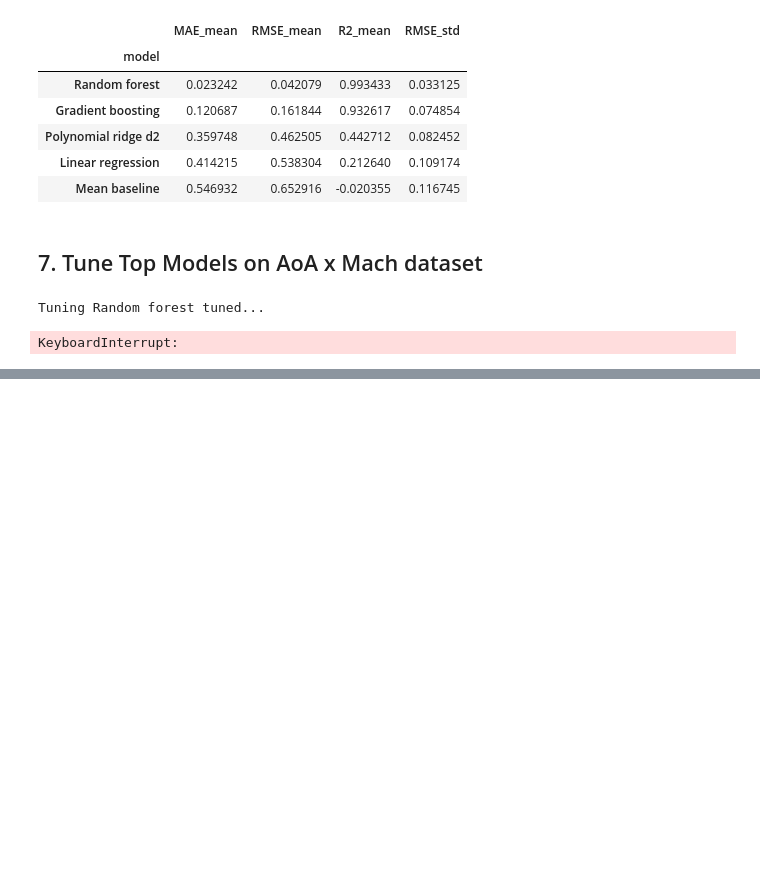
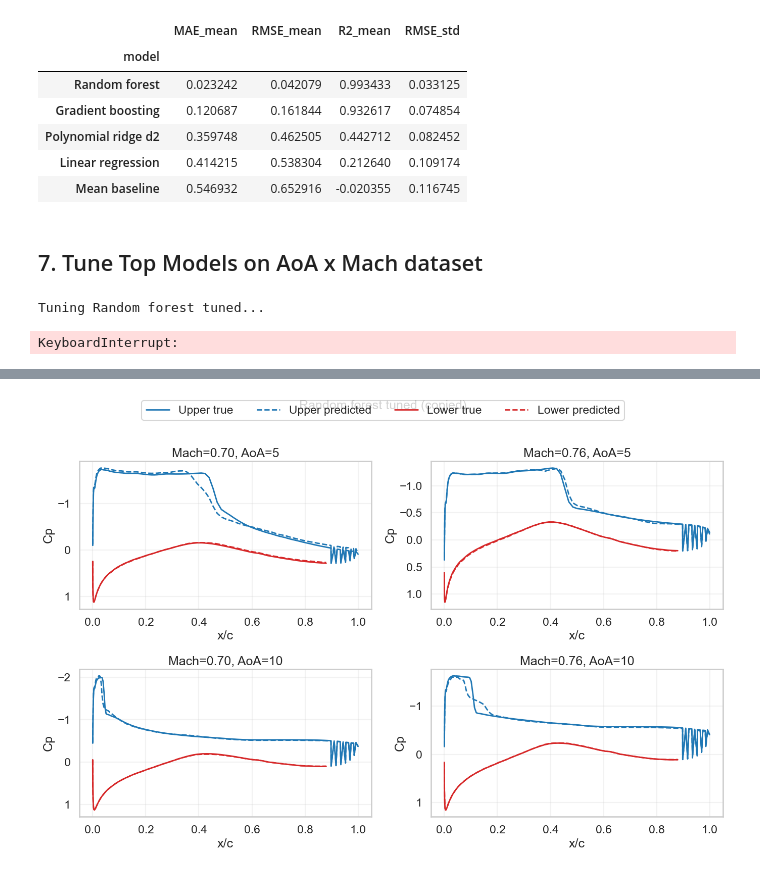
Before and after one commit to ItsKong/CFD-Machine-learning, a Jupyter notebook: notebooks/03_dense_su2_modeling.ipynb, the cells around one changed output, grey strips where cells are left out. Drawn from its saved outputs; the diff is of its cells as text; code cells hidden in the pictures; blank space fills up the shorter version.

```diff
--- a/notebooks/03_dense_su2_modeling.ipynb
+++ b/notebooks/03_dense_su2_modeling.ipynb
@@ -343,0 +453,46 @@ final_aoa_mach_comparison_df
+# %%
+def plot_cases_grid(prediction_df, model_name, case_names):
+    fig, axes = plt.subplots(2, 2, figsize=(14, 9))
+    axes = axes.flatten()
+
+    for ax, case_name in zip(axes, case_names):
+        case = prediction_df[
+            (prediction_df["model"] == model_name) &
+            (prediction_df["case"] == case_name)
+        ].copy()
+
+        upper = case[case["y"] > 0].sort_values("x")
+        lower = case[case["y"] <= 0].sort_values("x")
+
+        ax.plot(upper["x"], upper["y_true"], color="#1f77b4", linewidth=2)
+        ax.plot(upper["x"], upper["y_pred"], color="#1f77b4", linestyle="--", linewidth=2)
+        ax.plot(lower["x"], lower["y_true"], color="#d62728", linewidth=2)
+        ax.plot(lower["x"], lower["y_pred"], color="#d62728", linestyle="--", linewidth=2)
+
+        mach = case["Freestream_Mach"].iloc[0]
+        aoa = case["AoA"].iloc[0]
+
+        ax.invert_yaxis()
+        ax.set_title(f"Mach={mach:.2f}, AoA={aoa:g}")
+        ax.set_xlabel("x/c")
+        ax.set_ylabel("Cp")
+        ax.grid(True, alpha=0.25)
+
+    handles = [
+        plt.Line2D([0], [0], color="#1f77b4", lw=2, label="Upper true"),
+        plt.Line2D([0], [0], color="#1f77b4", lw=2, ls="--", label="Upper predicted"),
+        plt.Line2D([0], [0], color="#d62728", lw=2, label="Lower true"),
+        plt.Line2D([0], [0], color="#d62728", lw=2, ls="--", label="Lower predicted"),
+    ]
+    fig.legend(handles=handles, loc="upper center", ncol=4, frameon=True)
+    fig.suptitle(model_name, y=1.02, fontsize=18)
+    plt.tight_layout()
+    plt.show()
+# %%
+plot_cases_grid(
+    prediction_long_df,
+    model_name="Random forest tuned (copied)",
+    case_names=["0.70__5", "0.76__5", "0.70__10", "0.76__10"],
+)
+# %% [output]
+[figure, added]
```
Also changed, not shown: parts of 10 cells of this notebook, 9 other files.
